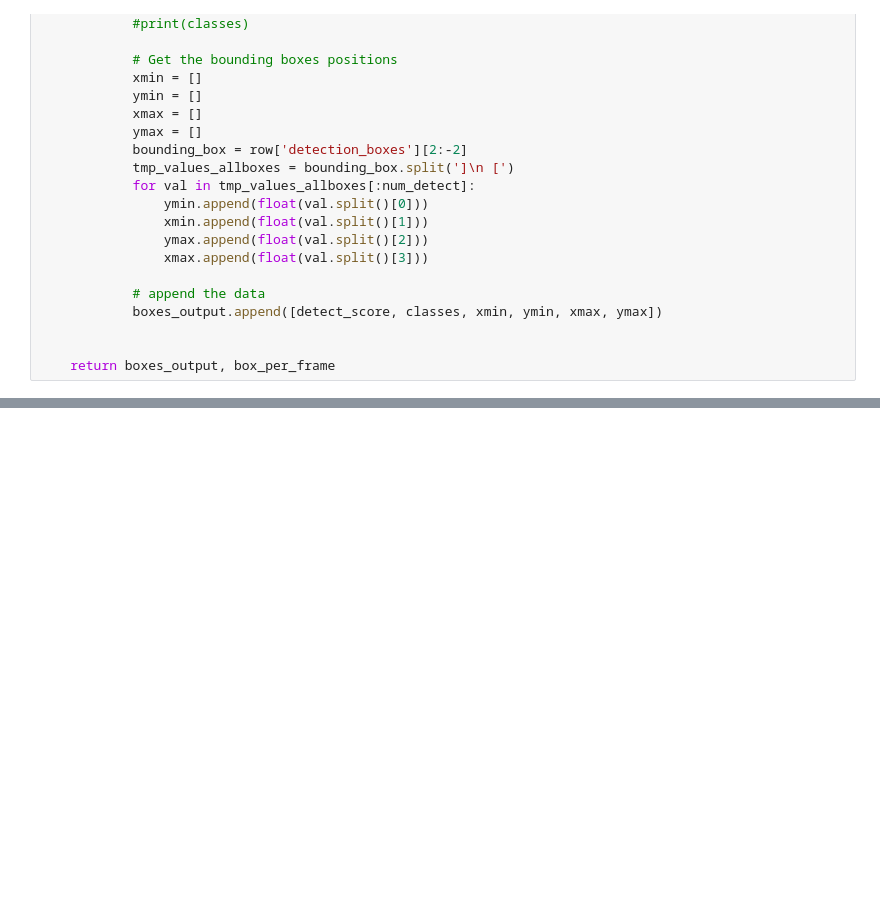
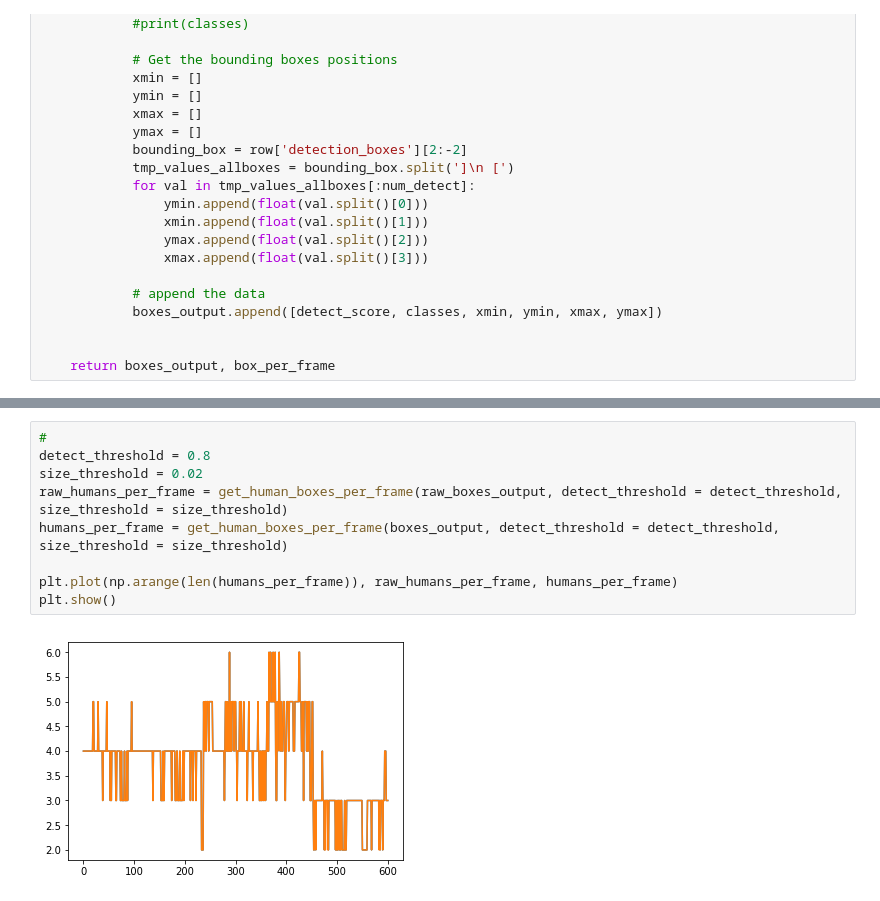
Before and after one commit to vincent-vdb/frameClassification, a Jupyter notebook: readCSVOutput.ipynb, the cells around one changed output, grey strips where cells are left out. Cells and saved outputs as stored; diff of their text form; blank space fills up the shorter version.

```diff
--- a/readCSVOutput.ipynb
+++ b/readCSVOutput.ipynb
@@ -325,0 +360,11 @@ The 'normed' kwarg was deprecated in Matplotlib 2.1 and will be removed in 3.1.
+# %%
+#
+detect_threshold = 0.8
+size_threshold = 0.02
+raw_humans_per_frame = get_human_boxes_per_frame(raw_boxes_output, detect_threshold = detect_threshold, size_threshold = size_threshold)
+humans_per_frame = get_human_boxes_per_frame(boxes_output, detect_threshold = detect_threshold, size_threshold = size_threshold)
+
+plt.plot(np.arange(len(humans_per_frame)), raw_humans_per_frame, humans_per_frame)
+plt.show()
+# %% [output]
+[figure, added]
```
Also changed, not shown: parts of 9 cells of this notebook.
